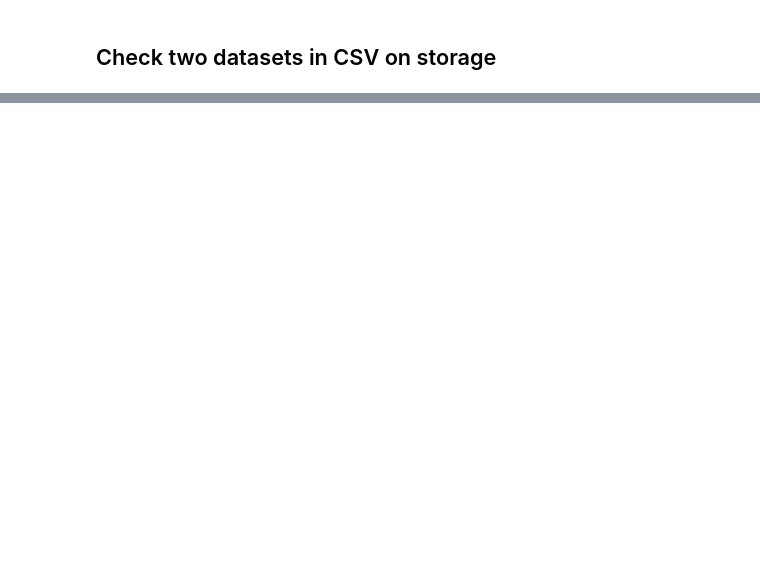
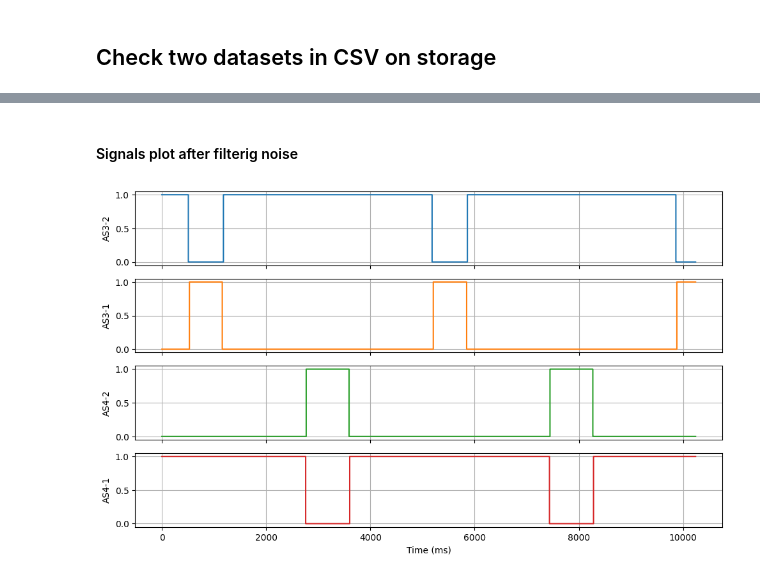
Before and after one commit to edyatl/analyzer-reporter, a Jupyter notebook: analyzer_report.ipynb, the cells around one changed output, grey strips where cells are left out. Drawn from its saved outputs; the diff is of its cells as text; code cells hidden in the pictures; blank space fills up the shorter version.

```diff
--- a/analyzer_report.ipynb
+++ b/analyzer_report.ipynb
@@ -680,0 +286,7 @@ CLR_DICT = dict(zip(CLR_NAMES, COLORS))
+# %%
+cfg.EXAMPLE_DATA = "data1.csv"
+
+csv_data = os.path.join(os.path.abspath(cfg.EXAMPLE_DATA_DIR), cfg.EXAMPLE_DATA)
+
+df = pd.read_csv(csv_data)
+df
@@ -680,0 +623,6 @@ CLR_DICT = dict(zip(CLR_NAMES, COLORS))
+# %%
+from signal_processor import SignalProcessor
+
+# Assuming df is a pandas DataFrame containing the signals data
+# Instantiate the SignalProcessor
+processor = SignalProcessor(df)
@@ -680,0 +633,3 @@ CLR_DICT = dict(zip(CLR_NAMES, COLORS))
+# %%
+# Filter noise for each signal
+filtered_df = processor.filtered_signals_df
@@ -680,0 +665,6 @@ CLR_DICT = dict(zip(CLR_NAMES, COLORS))
+# %% [markdown]
+#### Signals plot after filterig noise
+# %%
+plot_df(filtered_df)
+# %% [output]
+[figure, added]
```
Also changed, not shown: parts of 140 cells of this notebook.
